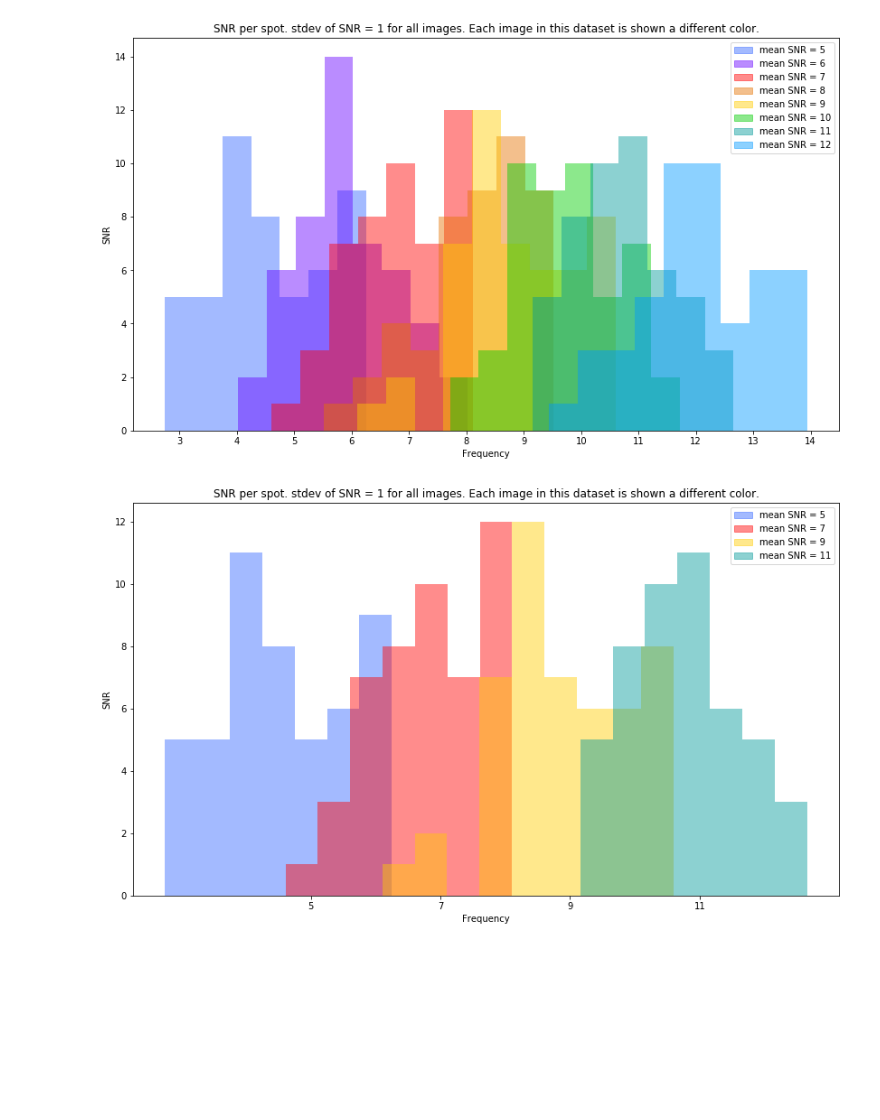
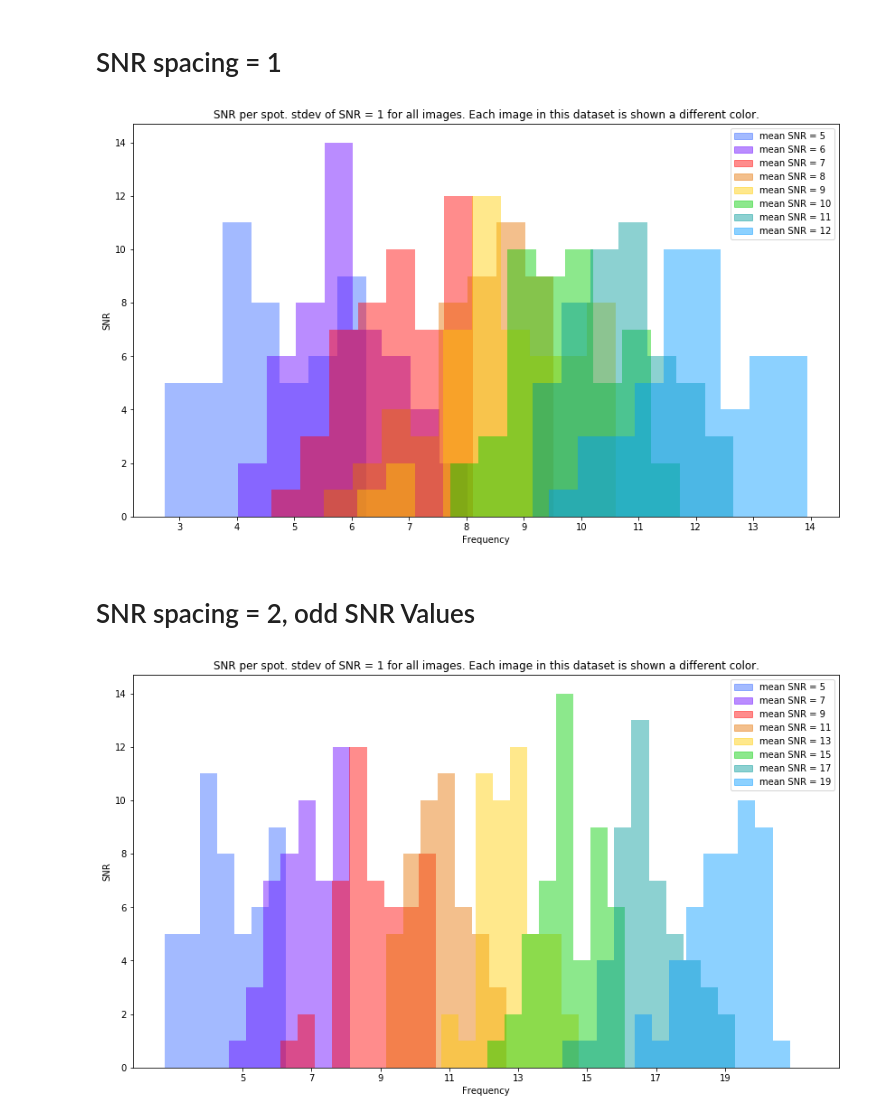
Before and after one commit to czbiohub-sf/instapaper, a Jupyter notebook: fig2/fig2a/v3/snr_hist.ipynb, the cells around one changed output. Saved outputs shown, nothing was run; the diff lists cells and outputs as text; code cells hidden in the pictures; blank space fills up the shorter version.

Commit message:
Updated snr_hist.ipynb for new SNR values

```diff
--- a/fig2/fig2a/v3/snr_hist.ipynb
+++ b/fig2/fig2a/v3/snr_hist.ipynb
@@ -8,30 +8,12 @@ import matplotlib.patches as mpatches
 a = 0.45
 #colors = [(0, 0, 204/255, a), (0, 0, 255/255, a), (51/255, 102/255, 255/255, a), (102/255, 102/255, 255/255, a), (153/255, 51/255, 255/255, a), (204/255, 51/255, 255/255, a), (255/255, 102/255, 255/255, a)]
 colors = [(51/255, 102/255, 255/255, a), (102/255, 0, 255/255, a), (255/255, 0, 0, a), (230/255, 115/255, 0/255, a), (255/255, 204/255, 0/255, a), (0, 204/255, 0/255, a), (0, 153/255, 153/255, a), (0, 153/255, 255/255, a)]
-
-fig = plt.figure(figsize=(14,8))
-handles = []
-for snr_mu, color in zip(range(5, 13), colors):
-    csv_filename = 'snr_'+str(snr_mu)+'_1_numspots_50_coord_snr_list.csv'
-    csv_filepath = os.getcwd() + '/spot_data/' + csv_filename
-    df = pd.read_csv(csv_filepath)
-    snr_vals = list(np.asarray(df)[:,2])
-    plt.hist(snr_vals, fc=color, bins = np.arange(min(snr_vals), max(snr_vals)+0.25, 0.5)-0.25)
-    handles.append(mpatches.Patch(color=color, label='mean SNR = ' + str(snr_mu)))
-plt.legend(handles = handles)
-plt.xticks(range(3,15))
-plt.xlabel('Frequency')
-plt.ylabel('SNR')
-plt.title('SNR per spot. stdev of SNR = 1 for all images. Each image in this dataset is shown a different color.')
-plt.show()
-# %% [output]
-[figure, removed]
+# %% [markdown]
+# SNR spacing = 1
 # %%
 fig = plt.figure(figsize=(14,8))
 handles = []
-colors = [(51/255, 102/255, 255/255, a), (255/255, 0, 0, a), (255/255, 204/255, 0/255, a), (0, 153/255, 153/255, a)]
-
-for snr_mu, color in zip([5,7,9,11], colors):
+for snr_mu, color in zip(range(5, 13), colors):
     csv_filename = 'snr_'+str(snr_mu)+'_1_numspots_50_coord_snr_list.csv'
     csv_filepath = os.getcwd() + '/spot_data/' + csv_filename
     df = pd.read_csv(csv_filepath)
@@ -39,10 +21,31 @@ for snr_mu, color in zip([5,7,9,11], colors):
     plt.hist(snr_vals, fc=color, bins = np.arange(min(snr_vals), max(snr_vals)+0.25, 0.5)-0.25)
     handles.append(mpatches.Patch(color=color, label='mean SNR = ' + str(snr_mu)))
 plt.legend(handles = handles)
-plt.xticks([5,7,9,11])
+plt.xticks(range(3,15))
 plt.xlabel('Frequency')
 plt.ylabel('SNR')
 plt.title('SNR per spot. stdev of SNR = 1 for all images. Each image in this dataset is shown a different color.')
 plt.show()
 # %% [output]
-[figure, old version]
+[figure, new version]
+# %% [markdown]
+# SNR spacing = 2, odd SNR Values
+# %%
+fig = plt.figure(figsize=(14,8))
+handles = []
+
+for snr_mu, color in zip(np.arange(5, 20, 2), colors):
+    csv_filename = 'snr_'+str(snr_mu)+'_1_numspots_50_coord_snr_list.csv'
+    csv_filepath = os.getcwd() + '/spot_data/' + csv_filename
+    df = pd.read_csv(csv_filepath)
+    snr_vals = list(np.asarray(df)[:,2])
+    plt.hist(snr_vals, fc=color, bins = np.arange(min(snr_vals), max(snr_vals)+0.25, 0.5)-0.25)
+    handles.append(mpatches.Patch(color=color, label='mean SNR = ' + str(snr_mu)))
+plt.legend(handles = handles)
+plt.xticks(np.arange(5, 20, 2))
+plt.xlabel('Frequency')
+plt.ylabel('SNR')
+plt.title('SNR per spot. stdev of SNR = 1 for all images. Each image in this dataset is shown a different color.')
+plt.show()
+# %% [output]
+[figure, added]
```
Also changed, not shown: parts of 2 cells of this notebook.
